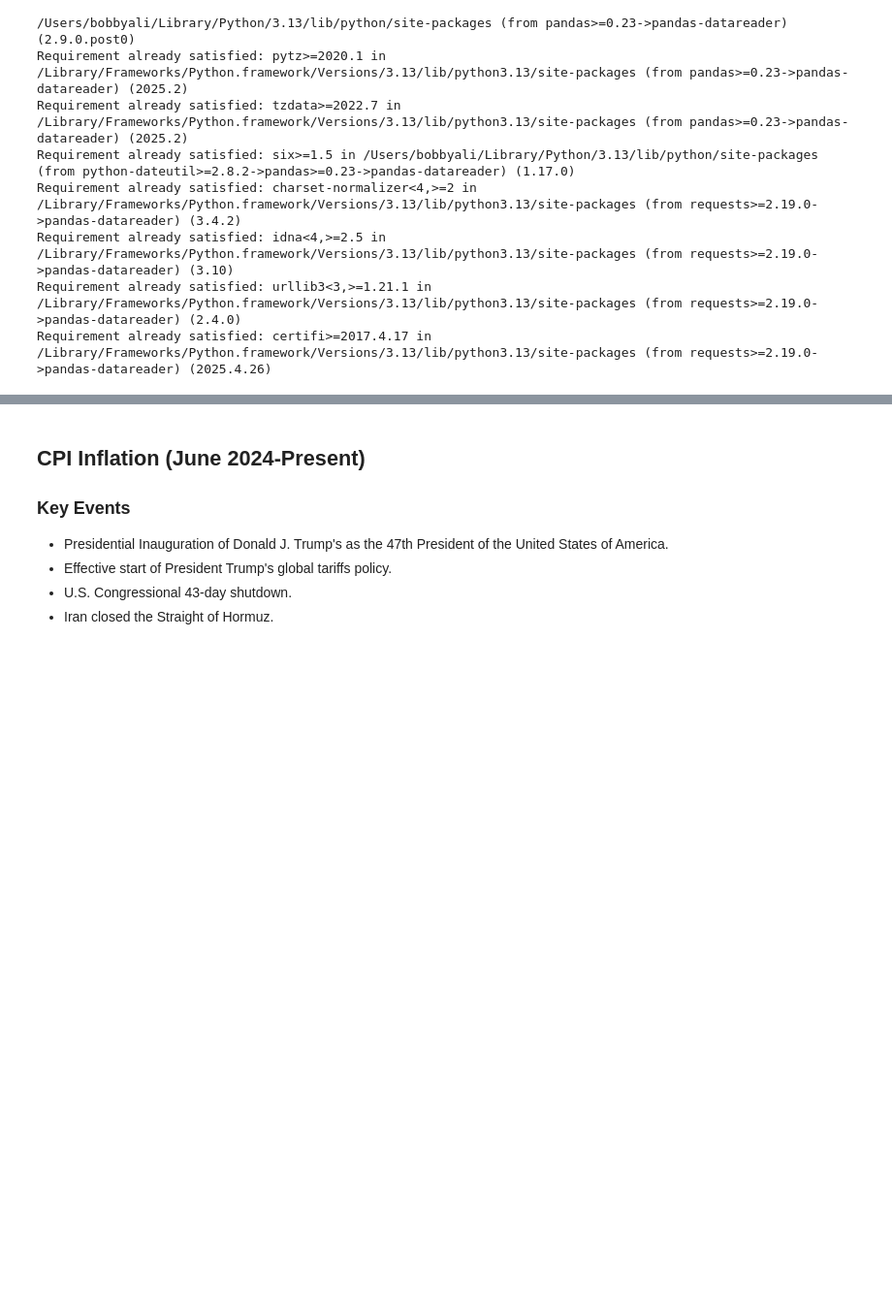
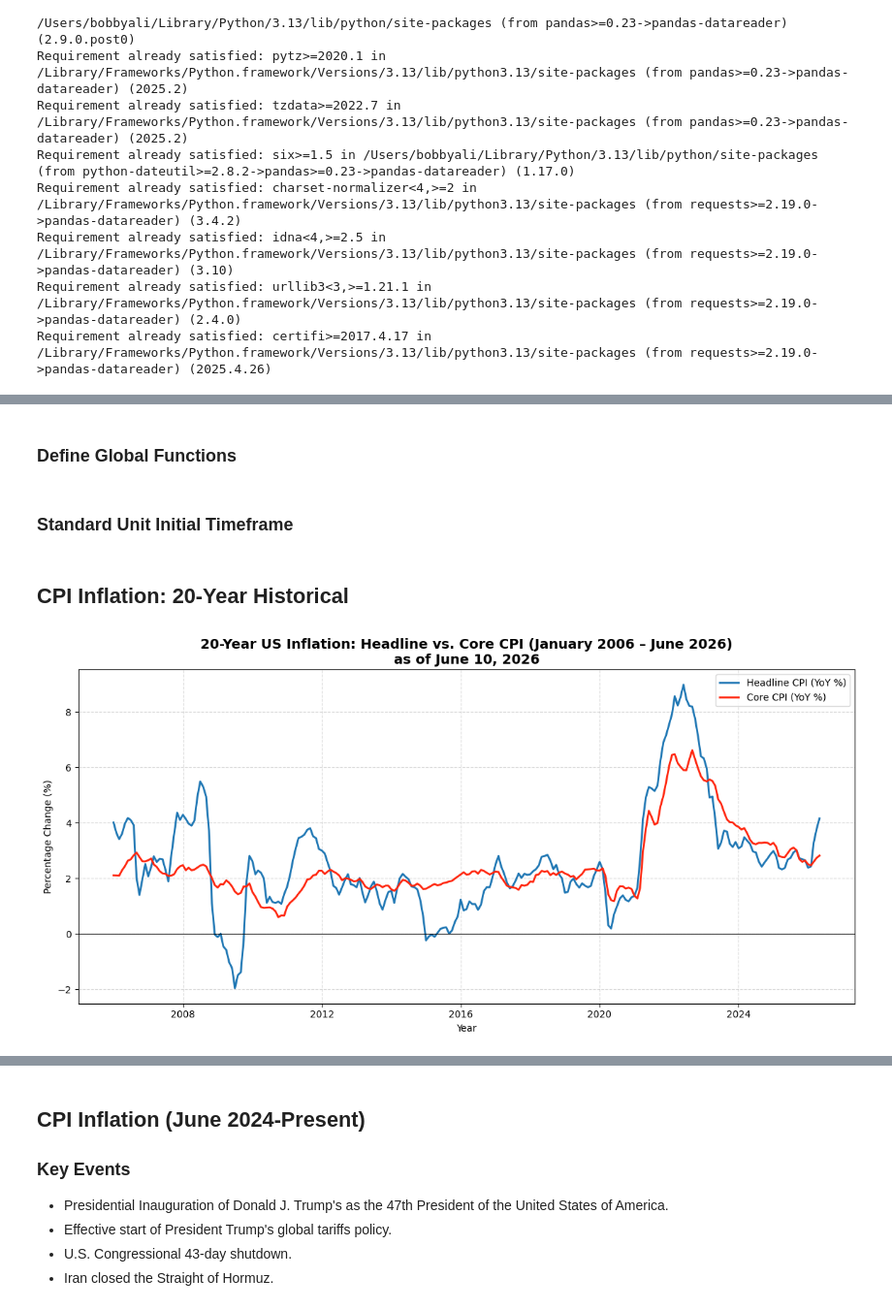
Before and after one commit to B-Ali04/Introduction-to-Machine-Learning-Using-Python-, a Jupyter notebook: 6. Applied Case Studies/U.S. Inflation Report 2004-Present.ipynb, the cells around one changed output, grey strips where cells are left out. Shown at 97% size. Cells and saved outputs as stored; diff of their text form; code cells hidden in the pictures; blank space fills up the shorter version.

```diff
--- a/6. Applied Case Studies/U.S. Inflation Report 2004-Present.ipynb
+++ b/6. Applied Case Studies/U.S. Inflation Report 2004-Present.ipynb
@@ -143,0 +75,2 @@ plt.show()
+# %% [markdown]
+### Define Global Functions
@@ -143,0 +129,2 @@ plt.show()
+# %% [markdown]
+### Standard Unit Initial Timeframe
@@ -143,0 +136,42 @@ plt.show()
+# %% [markdown]
+## CPI Inflation: 20-Year Historical
+# %%
+cpi_series = {
+'CPIAUCSL': 'CPI for All Urban Consumers: All Items',
+'CPILFESL': 'CPI for All Urban Consumers: All Items Less Food and Energy'
+}
+
+df = web.DataReader(list(cpi_series.keys()), 'fred', start, end)
+df.rename(columns=cpi_series, inplace=True)
+df = df.ffill()
+
+df_yoy = df.pct_change(periods=12) * 100
+
+plt.figure(figsize=(12, 6))
+
+plt.plot(df_yoy.index,
+        df_yoy['CPI for All Urban Consumers: All Items'],
+        label='Headline CPI (YoY %)',
+        color='#1f77b4',
+        linewidth=2)
+
+plt.plot(df_yoy.index,
+        df_yoy['CPI for All Urban Consumers: All Items Less Food and Energy'],
+        label='Core CPI (YoY %)',
+        color="#ff260e",
+        linewidth=2)
+
+y = plt.ylim()[1]*0.85
+
+# plot formatting
+plt.title(f'20-Year US Inflation: Headline vs. Core CPI ({plot_start.strftime("%B %Y")} – {end.strftime("%B %Y")})\nas of {str_current_date}', fontsize=14, fontweight='bold')
+plt.xlabel('Year')
+plt.ylabel('Percentage Change (%)')
+plt.axhline(0, color='black', linewidth=0.8, linestyle='-')
+plt.grid(True, which='both', linestyle='--', alpha=0.5)
+plt.legend()
+plt.tight_layout()
+
+plt.show()
+# %% [output]
+[figure, added]
```
Also changed, not shown: parts of 20 cells of this notebook, 2 other files.
